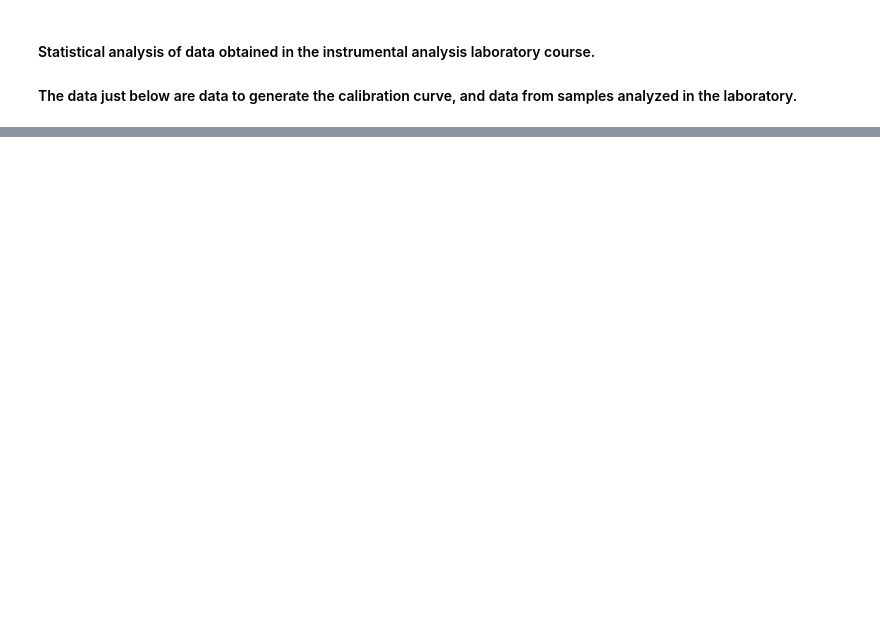
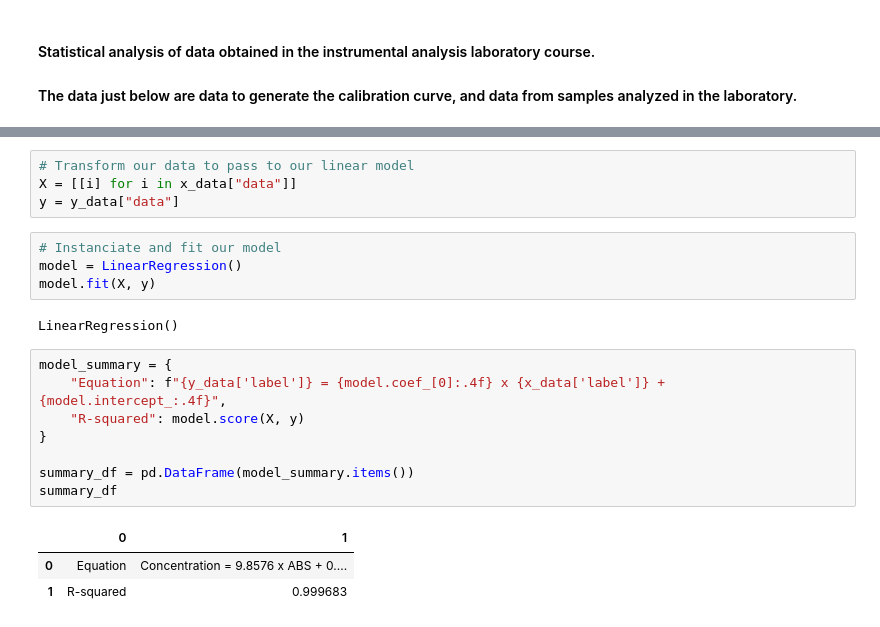
Before and after one commit to lucassiro/portfolio, a Jupyter notebook: projects/linear_regression/linear_regression_chemistry.ipynb, the cells around one changed output, grey strips where cells are left out. Cells and saved outputs as stored; diff of their text form; blank space fills up the shorter version.

```diff
--- a/projects/linear_regression/linear_regression_chemistry.ipynb
+++ b/projects/linear_regression/linear_regression_chemistry.ipynb
@@ -92,2 +42,24 @@ df
+# %%
+# Transform our data to pass to our linear model
+X = [[i] for i in x_data["data"]]
+y = y_data["data"]
+# %%
+# Instanciate and fit our model
+model = LinearRegression()
+model.fit(X, y)
+# %% [output]
+LinearRegression()
+# %%
+model_summary = {
+    "Equation": f"{y_data['label']} = {model.coef_[0]:.4f} x {x_data['label']} + {model.intercept_:.4f}",
+    "R-squared": model.score(X, y)
+}
+
+summary_df = pd.DataFrame(model_summary.items())
+summary_df
+# %% [output]
+|  | 0 | 1 |
+| 0 | Equation | Concentration = 9.8576 x ABS + 0.... |
+| 1 | R-squared | 0.999683 |
 # %%
 # Calibration curve
```
Also changed, not shown: parts of 15 cells of this notebook, 4 other files.
